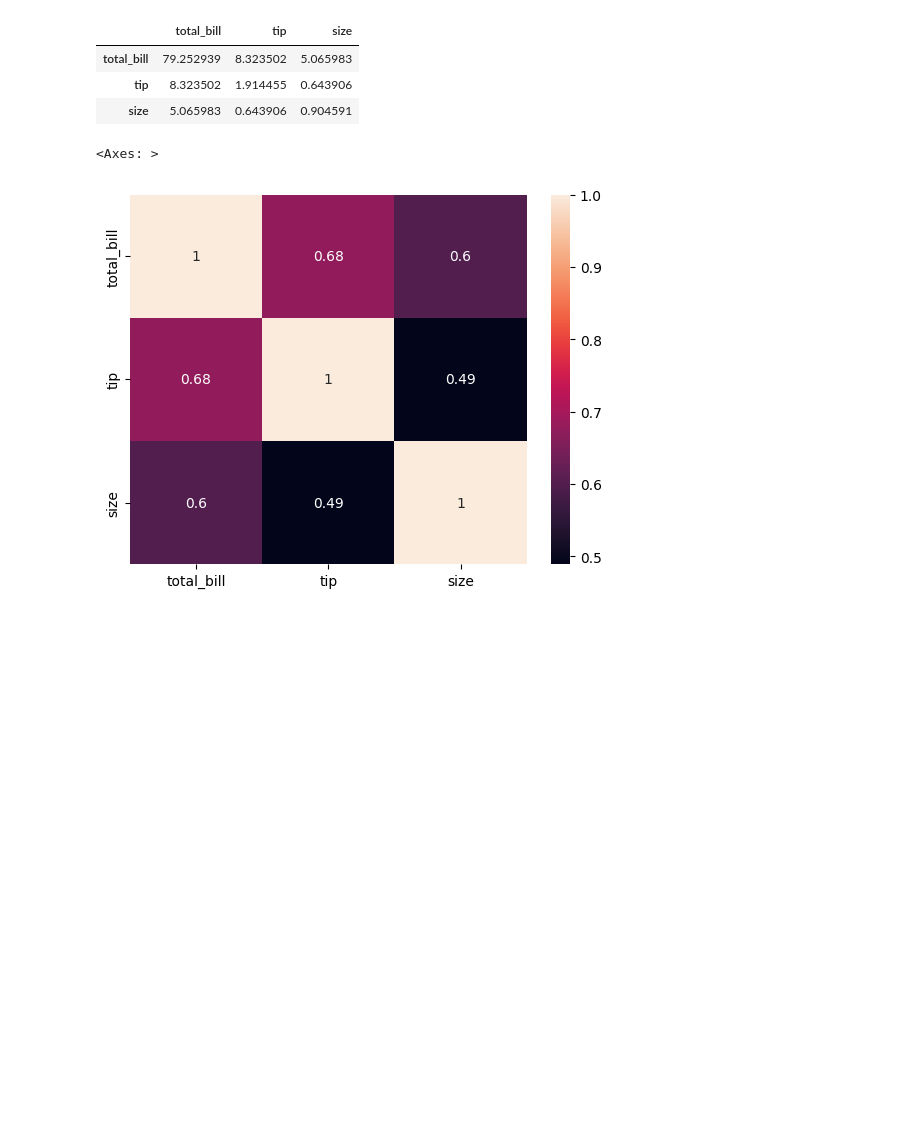
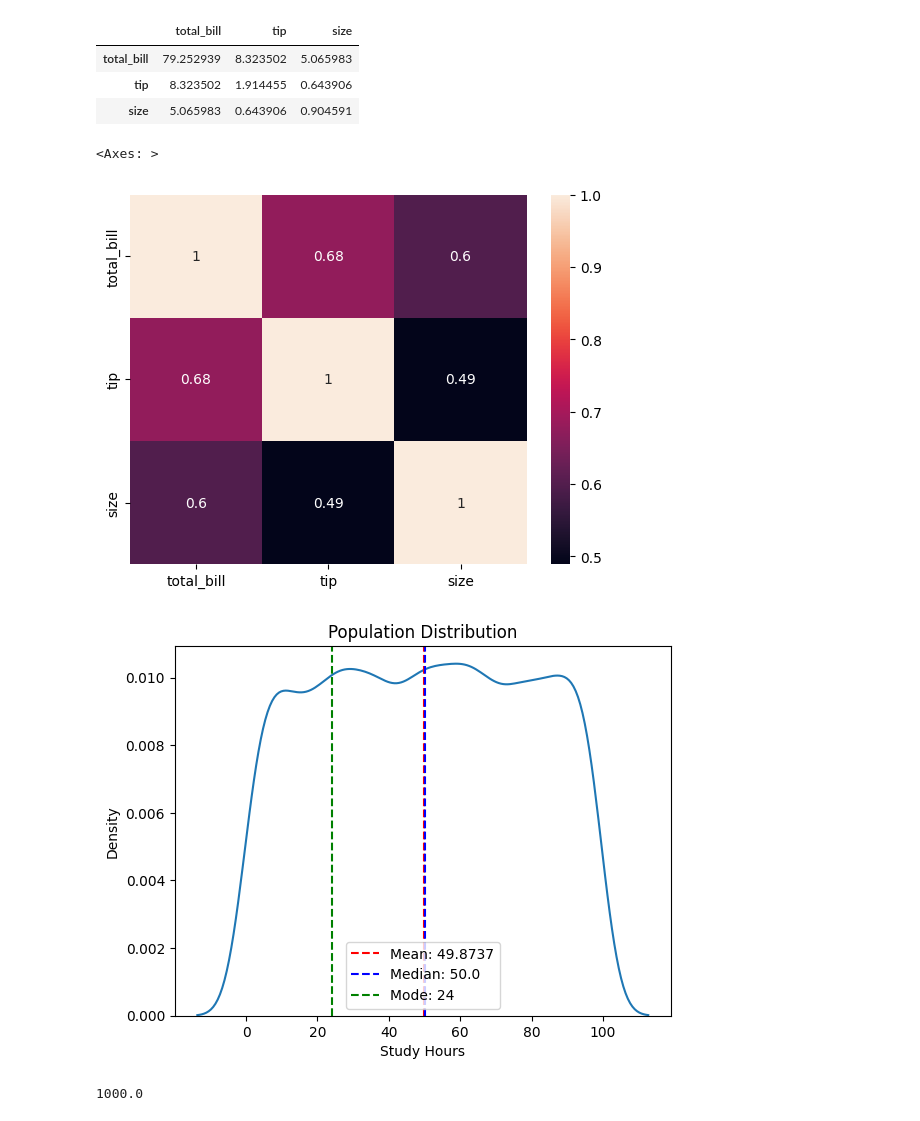
Before and after one commit to faruk950147/Python-A-to-Z, a Jupyter notebook: 07 ML/statictist/main.ipynb, the cells around one changed output. Cells and saved outputs as stored; diff of their text form; code cells hidden in the pictures; blank space fills up the shorter version.

```diff
--- a/07 ML/statictist/main.ipynb
+++ b/07 ML/statictist/main.ipynb
@@ -1141,30 +1141,51 @@ Now repeatedly select random groups of students and calculate the average:
 
 Sample 1 → Mean = 4.8
 Sample 2 → Mean = 5.1
 Sample 3 → Mean = 4.9
 ...
 
 If you plot these sample means, they gradually form a bell-shaped curve.
 
 formula:
 
 Z = (X̄ - μ) / (σ / √n)
 
 Where:
 
 X
 ˉ
  = Sample Mean
 μ = Population Mean
 σ = Population Standard Deviation
 n = Sample Size
 Conditions for CLT
 Samples should be random
 Samples should be independent
 Usually n ≥ 30 gives a good approximation
 
 '''
 import numpy as np
 import pandas as pd
 import matplotlib.pyplot as plt
 import seaborn as sns
+
+population = [np.random.randint(0, 100) for _ in range(10000)]
+
+df = pd.DataFrame(population, columns=['study hours'])
+
+sns.kdeplot(data=df, x='study hours')
+plt.axvline(df['study hours'].mean(), color='red', linestyle='--', label=f'Mean: {df["study hours"].mean()}')
+plt.axvline(df['study hours'].median(), color='blue', linestyle='--', label=f'Median: {df["study hours"].median()}')
+plt.axvline(df['study hours'].mode()[0], color='green', linestyle='--', label=f'Mode: {df["study hours"].mode()[0]}')
+plt.title('Population Distribution')
+plt.xlabel('Study Hours')
+plt.ylabel('Density')
+plt.legend()
+plt.show()
+# %% [output]
+[figure, added]
+# %%
+# 10% data of 10000 data
+(10000 * 10) / 100
+# %% [output]
+1000.0
```
Also changed, not shown: parts of 2 cells of this notebook.
